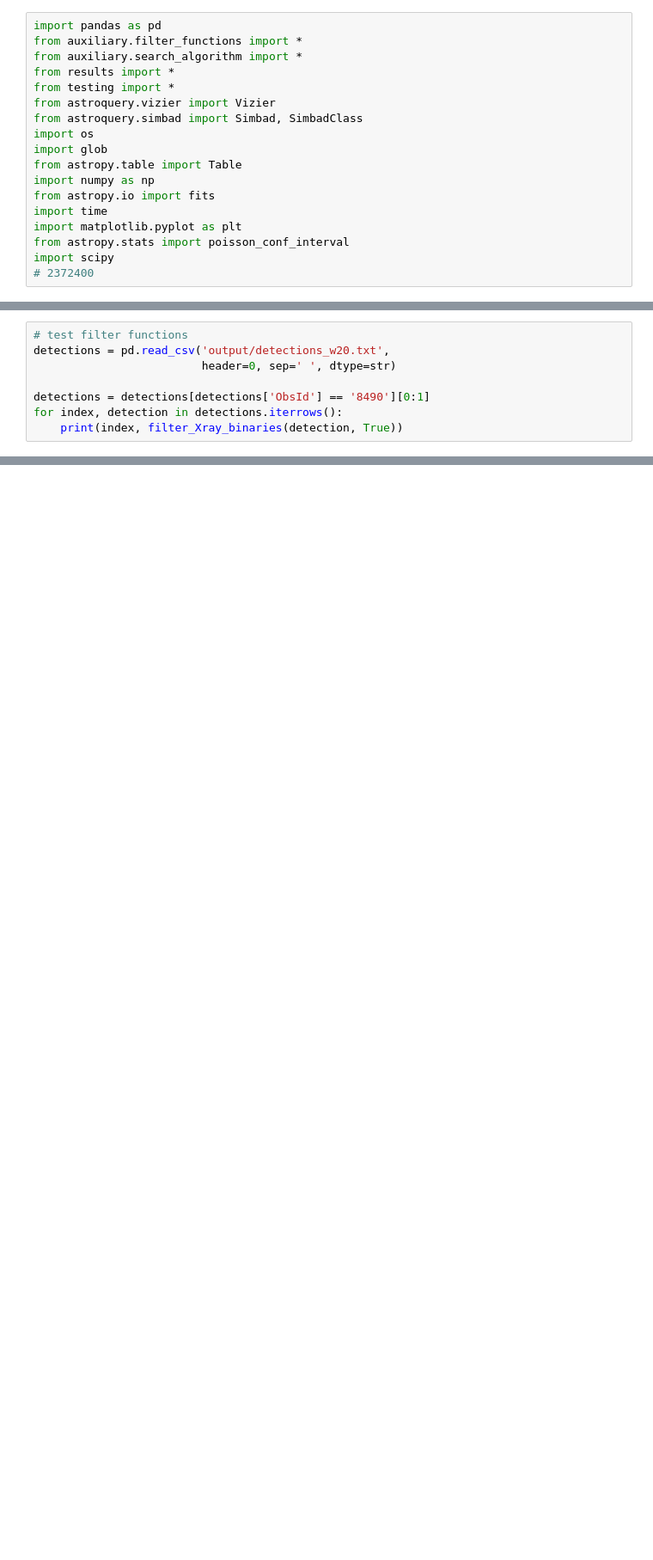
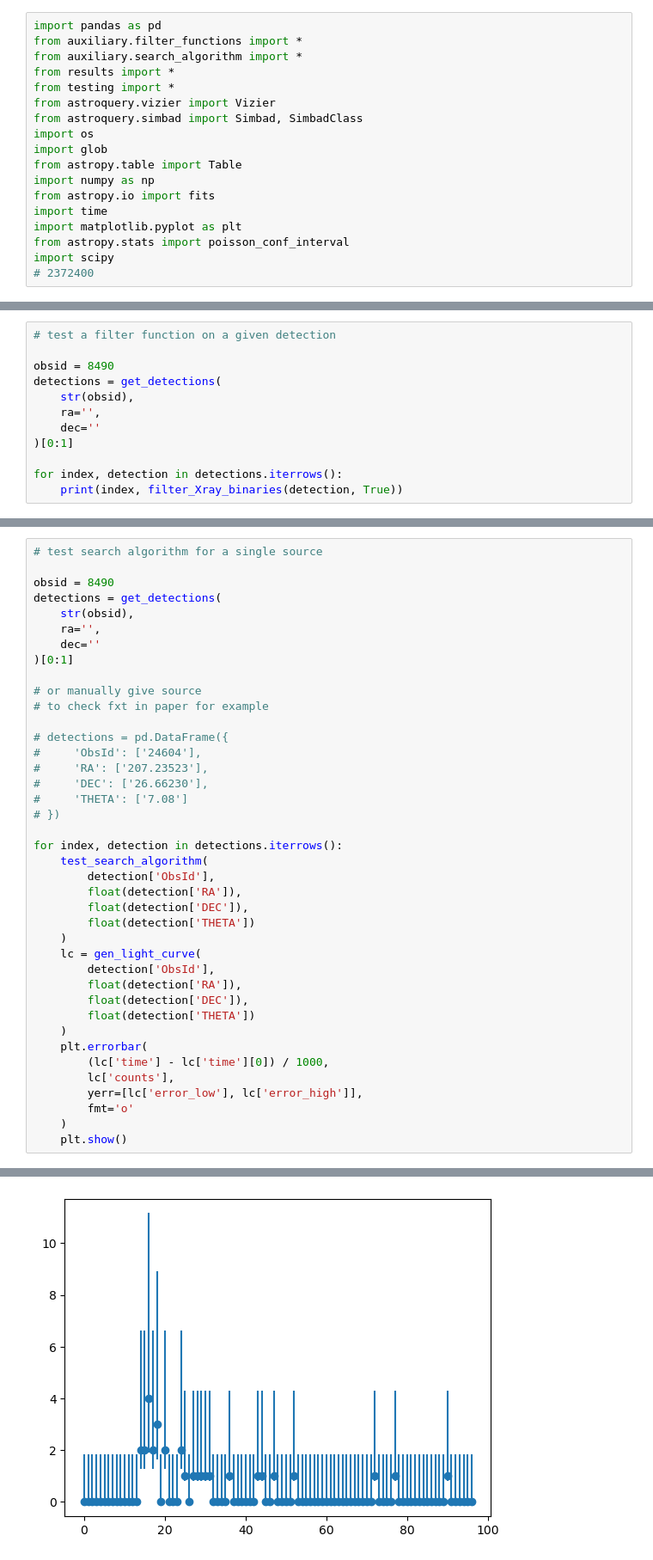
Before and after one commit to jessecrans/bachelor-internship, a Jupyter notebook: code/search/test.ipynb, the cells around one changed output, grey strips where cells are left out. Shown: that part at 86% size. Cells and saved outputs as stored; diff of their text form; blank space fills up the shorter version.

Commit message:
finished search and filtering with updated algorithm and worked on result displaying functions

```diff
--- a/code/search/test.ipynb
+++ b/code/search/test.ipynb
@@ -69,8 +87,12 @@ plot_random_light_curves(random_detections, random_light_curves)
 # %%
-# test filter functions
-detections = pd.read_csv('output/detections_w20.txt',
-                         header=0, sep=' ', dtype=str)
+# test a filter function on a given detection
 
-detections = detections[detections['ObsId'] == '8490'][0:1]
+obsid = 8490
+detections = get_detections(
+    str(obsid),
+    ra='',
+    dec=''
+)[0:1]
+
 for index, detection in detections.iterrows():
     print(index, filter_Xray_binaries(detection, True))
@@ -84,0 +105,41 @@ test_search_algorithm(detections.loc[0])
+# %%
+# test search algorithm for a single source
+
+obsid = 8490
+detections = get_detections(
+    str(obsid),
+    ra='',
+    dec=''
+)[0:1]
+
+# or manually give source
+# to check fxt in paper for example
+
+# detections = pd.DataFrame({
+#     'ObsId': ['24604'],
+#     'RA': ['207.23523'],
+#     'DEC': ['26.66230'],
+#     'THETA': ['7.08']
+# })
+
+for index, detection in detections.iterrows():
+    test_search_algorithm(
+        detection['ObsId'],
+        float(detection['RA']),
+        float(detection['DEC']),
+        float(detection['THETA'])
+    )
+    lc = gen_light_curve(
+        detection['ObsId'],
+        float(detection['RA']),
+        float(detection['DEC']),
+        float(detection['THETA'])
+    )
+    plt.errorbar(
+        (lc['time'] - lc['time'][0]) / 1000,
+        lc['counts'],
+        yerr=[lc['error_low'], lc['error_high']],
+        fmt='o'
+    )
+    plt.show()
+# %% [output]
@@ -84,0 +151 @@ test_search_algorithm(detections.loc[0])
+[figure, added]
```
Also changed, not shown: parts of 11 cells of this notebook, 25 other files.
